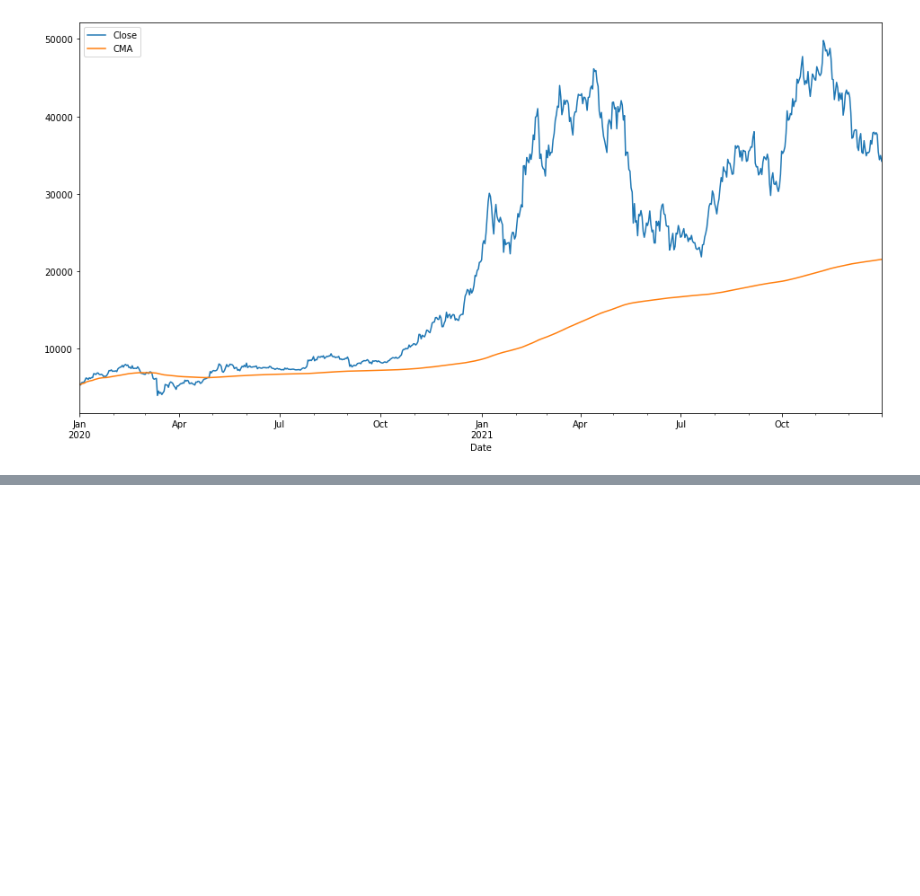
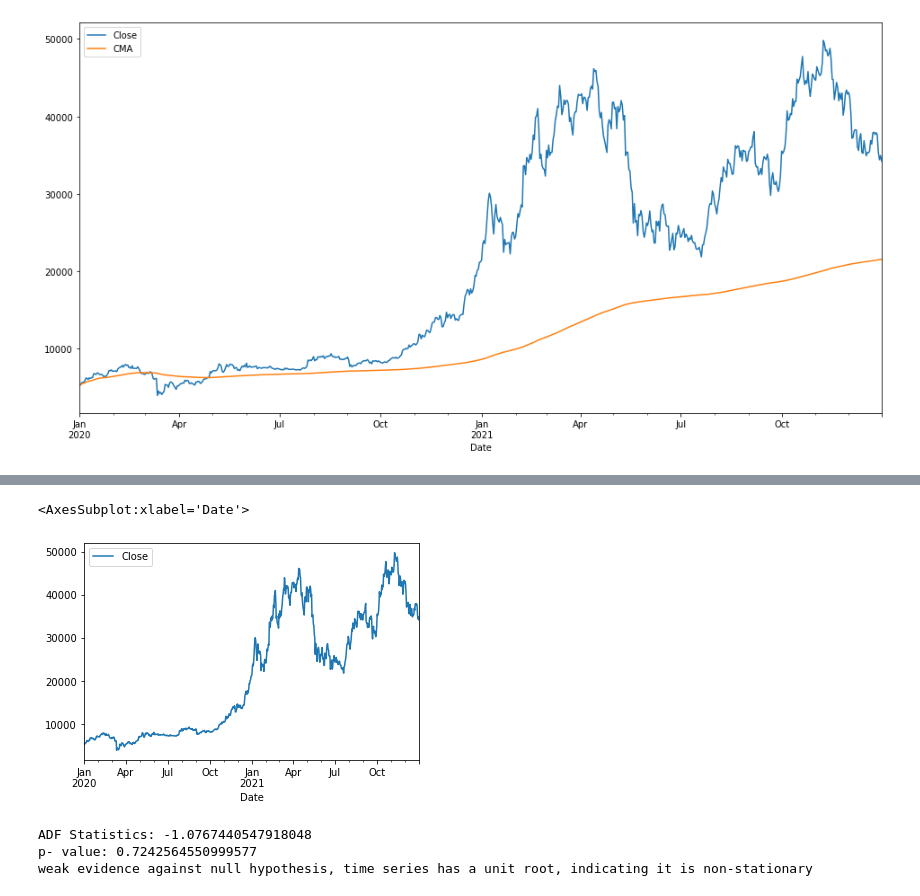
Before and after one commit to amirahsan/Time-Series-Forecasting, a Jupyter notebook: Time Series Forecasting.ipynb, the cells around one changed output, grey strips where cells are left out. Saved outputs shown, nothing was run; the diff lists cells and outputs as text; code cells hidden in the pictures; blank space fills up the shorter version.

```diff
--- a/Time Series Forecasting.ipynb
+++ b/Time Series Forecasting.ipynb
@@ -83,3 +83,7 @@ btc_df[['Close','CMA']].plot(figsize=(16,8))
 # %% [output]
 <AxesSubplot:xlabel='Date'>
 [figure]
+# %%
+btc_final = btc_df[['Close']]
+#btc_final = btc_final.reset_index()
+btc_final
@@ -85,0 +121,5 @@ btc_df[['Close','CMA']].plot(figsize=(16,8))
+# %%
+btc_final.plot()
+# %% [output]
+<AxesSubplot:xlabel='Date'>
+[figure, added]
@@ -85,0 +137,6 @@ btc_df[['Close','CMA']].plot(figsize=(16,8))
+# %%
+adf_test(btc_final['Close'])
+# %% [output]
+ADF Statistics: -1.0767440547918048
+p- value: 0.7242564550999577
+weak evidence against null hypothesis, time series has a unit root, indicating it is non-stationary
```
Also changed, not shown: parts of 14 cells of this notebook.
